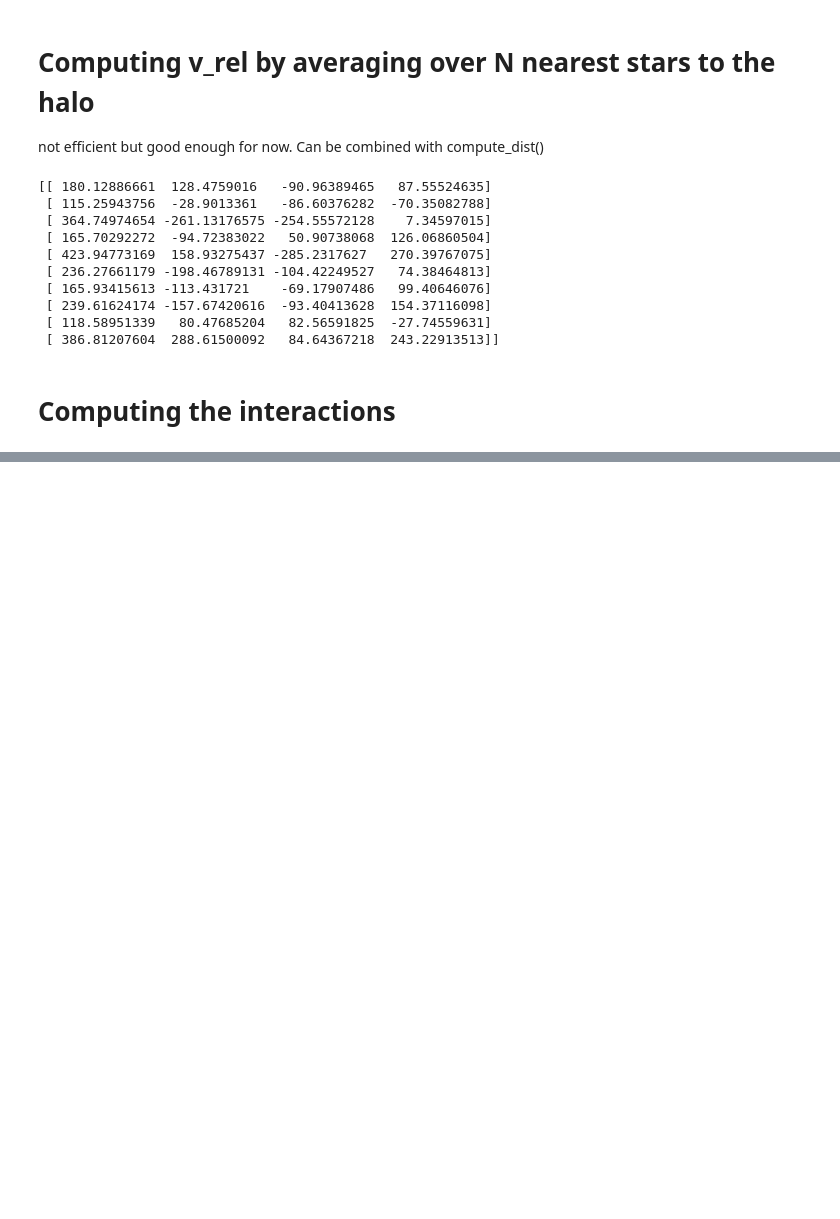
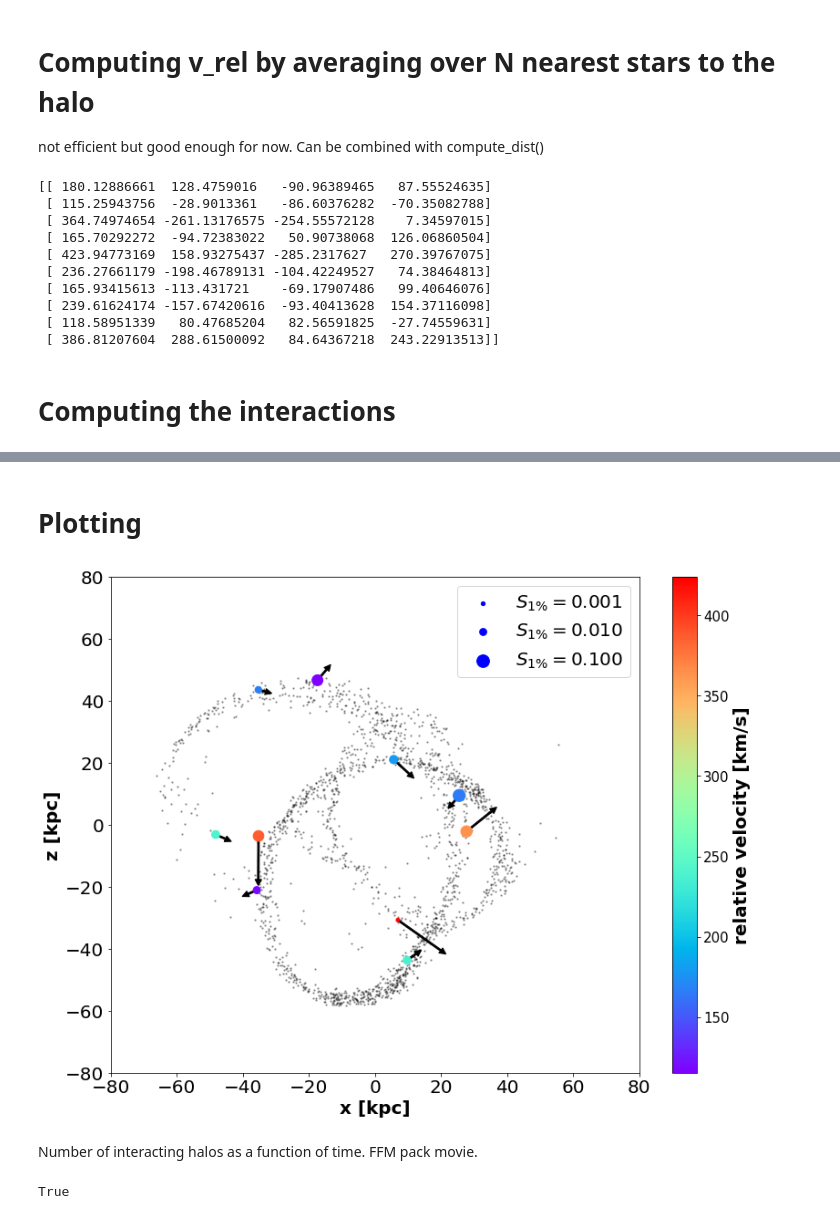
Before and after one commit to nonsk131/darkpy, a Jupyter notebook: stream1.ipynb, the cells around one changed output, grey strips where cells are left out. Saved outputs shown, nothing was run; the diff lists cells and outputs as text; code cells hidden in the pictures; blank space fills up the shorter version.

```diff
--- a/stream1.ipynb
+++ b/stream1.ipynb
@@ -359,7 +360,7 @@ b = mindist_array * u.kpc
 M = hal['mass'][halo_indices] * u.M_sun
 v_rel = v[:,0] * u.km/u.s
 # %%
-S_1 = G * M/(100*v_rel**2 * b)
+S_1 = 100*G * M/(v_rel**2 * b)
 # %%
 S_1
 # %% [output]
@@ -367,2 +368,2 @@ $[3.0777475 \times 10^{-11},~8.7360533 \times 10^{-11},~1.0086338 \times 10^{-10
 # %%
-S_1.to(u.dimensionless_unscaled)
+S = S_1.to(u.dimensionless_unscaled)
@@ -370,0 +374,5 @@ $[1.9833651 \times 10^{-6},~5.6296962 \times 10^{-6},~6.4998479 \times 10^{-6},~
+# %% [markdown]
+# Plotting
+# %%
+# convert velocities into the principal axis frame
+v_pa = ut.coordinate.get_coordinates_rotated(v[:,1:], part.principal_axes_vectors)
@@ -370,0 +381,35 @@ $[1.9833651 \times 10^{-6},~5.6296962 \times 10^{-6},~6.4998479 \times 10^{-6},~
+# %%
+# want to plot in x and z
+fig = plt.figure(figsize=(13,10))
+ax = fig.add_subplot(1,1,1)
+ax.scatter(pos_pa[:,0], pos_pa[:,2], s=2, c='black', alpha=0.3)
+im = ax.scatter(pos_pa_hal[:,0], pos_pa_hal[:,2], s=600*np.sqrt(S), marker='o', c=v[:,0], cmap='rainbow', zorder=10)
+cbar = plt.colorbar(im)
+cbar.set_label(label = 'relative velocity [km/s]', size=20, weight='bold')
+cbar.ax.tick_params(labelsize=15)
+# adding velocity arrows
+for i in range(len(pos_pa_hal)):
+    ax.arrow(pos_pa_hal[i,0], pos_pa_hal[i,2], v_pa[i,0]/26, v_pa[i,2]/26,
+             fc="k", ec="k", head_width=2, head_length=2, width=0.5)
+
+ax.scatter(90,90, s=600*np.sqrt(0.001), label='$S_{1\%}=0.001$', c='blue')
+ax.scatter(90,90, s=600*np.sqrt(0.01), label='$S_{1\%}=0.010$', c='blue')
+ax.scatter(90,90, s=600*np.sqrt(0.1), label='$S_{1\%}=0.100$', c='blue')
+plt.legend(prop={'size':20})
+plt.xticks(fontsize=20)
+plt.yticks(fontsize=20)
+
+ax.set_xlim((-80, 80))
+ax.set_ylim((-80, 80))
+ax.set_xlabel('x [kpc]', fontsize=20, fontweight='bold')
+ax.set_ylabel('z [kpc]', fontsize=20, fontweight='bold')
+
+fig.savefig('/Users/nondh/Documents/stream/project/darkpy/interaction_600.pdf', dpi=300)
+# %% [output]
+[figure, added]
+# %% [markdown]
+Number of interacting halos as a function of time. FFM pack movie.
+# %%
+len(pos_pa_hal[:,0]) == len(v_pa)
+# %% [output]
+True
```
Also changed, not shown: parts of 5 cells of this notebook, 1 other file.
